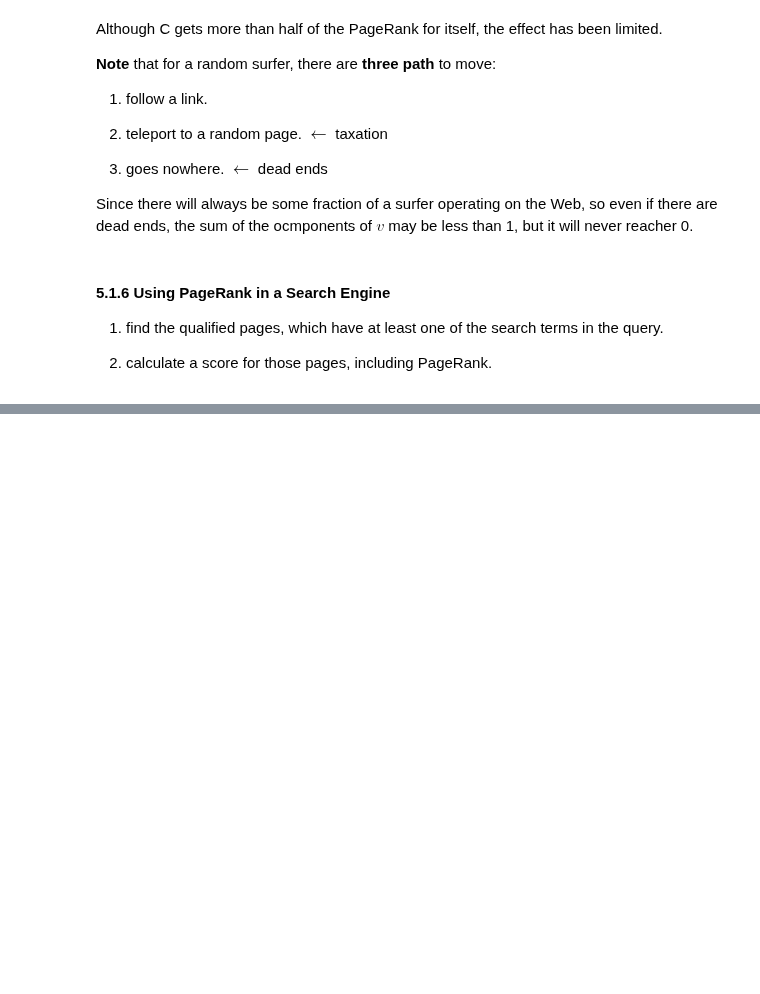
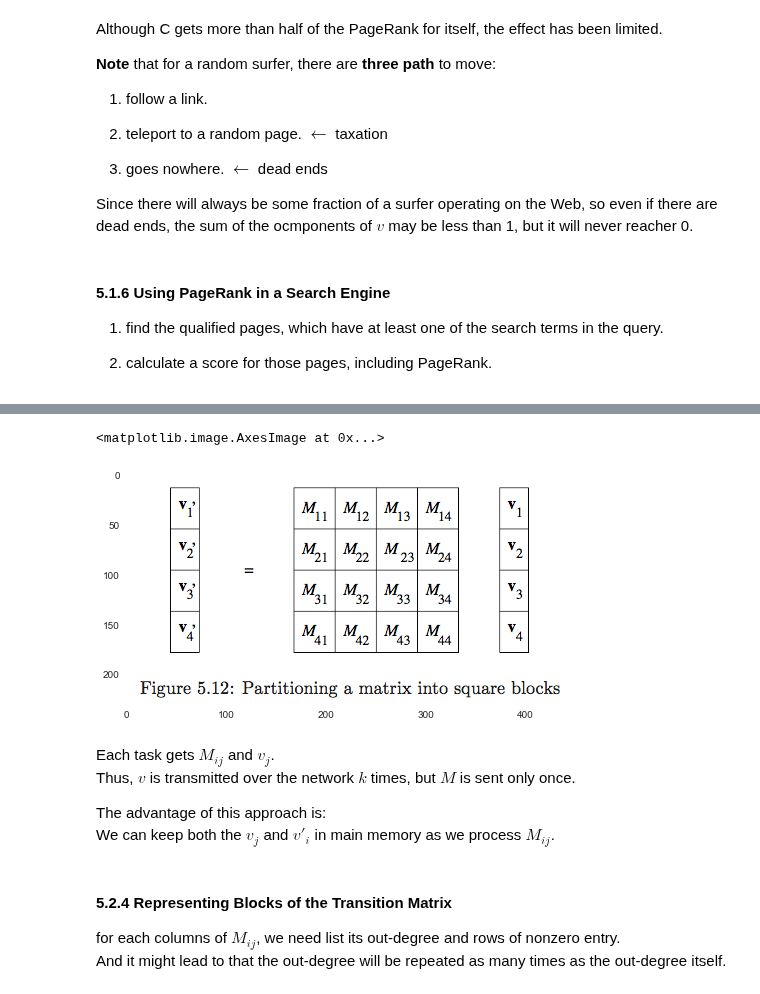
Before and after one commit to facaiy/book_notes, a Jupyter notebook: Mining_of_Massive_Datasets/Link_Analysis/note.ipynb, the cells around one changed output, grey strips where cells are left out. Drawn from its saved outputs; the diff is of its cells as text; code cells hidden in the pictures; blank space fills up the shorter version.

```diff
--- a/Mining_of_Massive_Datasets/Link_Analysis/note.ipynb
+++ b/Mining_of_Massive_Datasets/Link_Analysis/note.ipynb
@@ -356,0 +430,15 @@ height = k:  $\frac{1}{3} \times (\frac{1}{2})^{k-1}, k > 1$
+# %%
+plt.imshow(plt.imread('./res/fig_5_12.png'))
+# %% [output]
+<matplotlib.image.AxesImage at 0x...>
+[figure, added]
+# %% [markdown]
+Each task gets $M_{ij}$ and $v_j$.
+Thus, $v$ is transmitted over the network $k$ times, but $M$ is sent only once.
+
+The advantage of this approach is:
+We can keep both the $v_j$ and $v'_i$ in main memory as we process $M_{ij}$.
+# %% [markdown]
+####  5.2.4 Representing Blocks of the Transition Matrix
+for each columns of $M_{ij}$, we need list its out-degree and rows of nonzero entry.
+And it might lead to that the out-degree will be repeated as many times as the out-degree itself.
```
Also changed, not shown: parts of 40 cells of this notebook, 4 other files.
